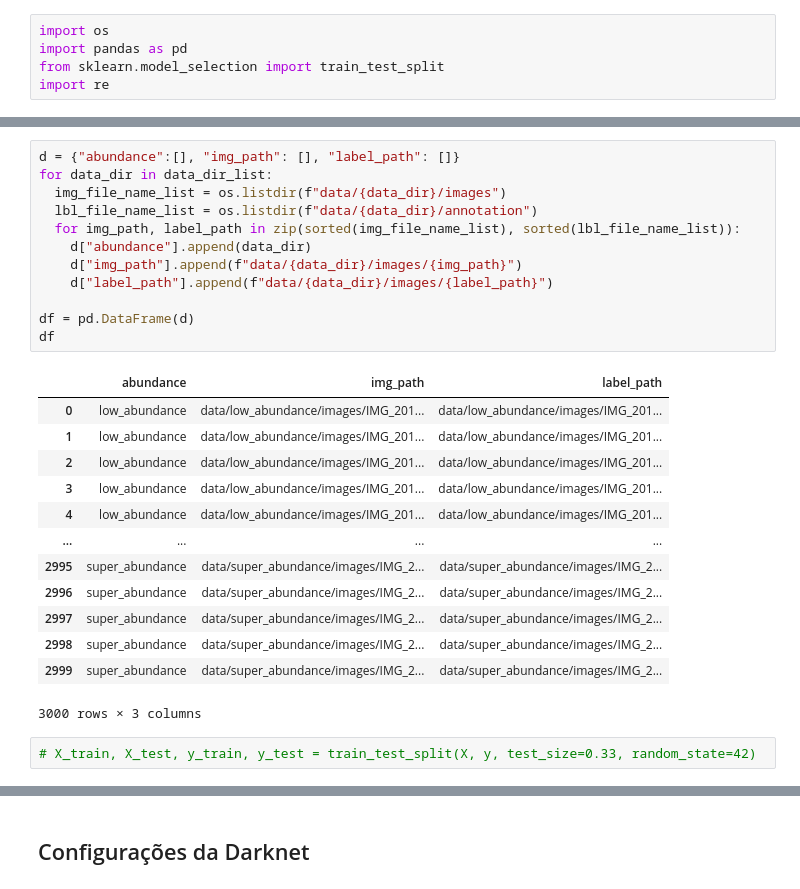
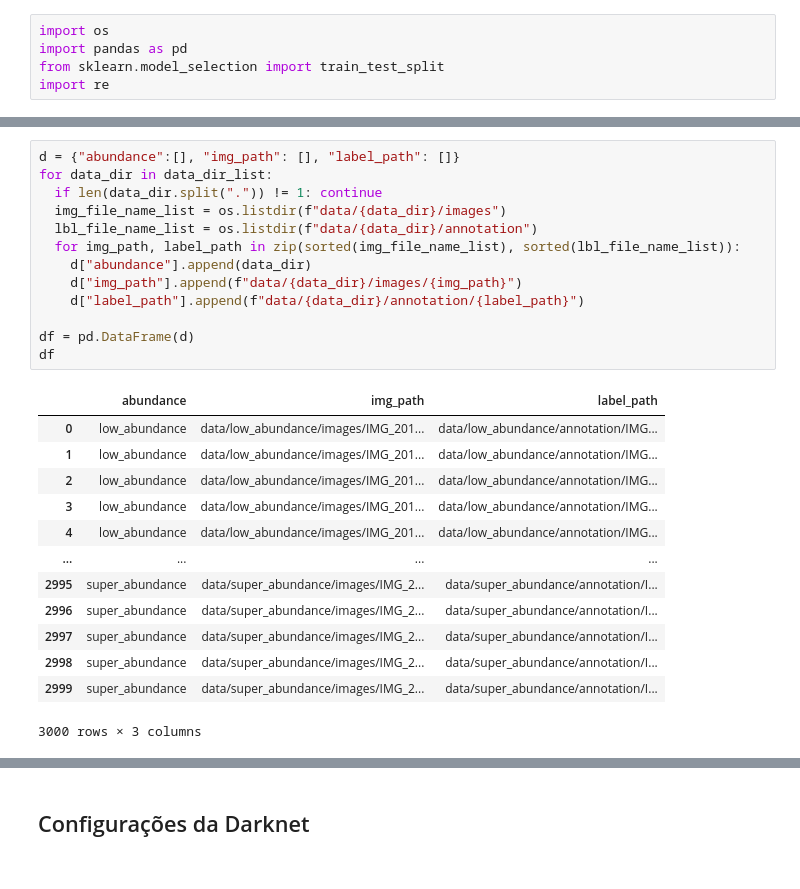
Before and after one commit to ABMHub/Whitefly-Detection, a Jupyter notebook: preprocessing.ipynb, the cells around one changed output, grey strips where cells are left out. Drawn from its saved outputs; the diff is of its cells as text.

```diff
--- a/preprocessing.ipynb
+++ b/preprocessing.ipynb
@@ -21,28 +26,27 @@ data_dir_list
 # %%
 d = {"abundance":[], "img_path": [], "label_path": []}
 for data_dir in data_dir_list:
+  if len(data_dir.split(".")) != 1: continue
   img_file_name_list = os.listdir(f"data/{data_dir}/images")
   lbl_file_name_list = os.listdir(f"data/{data_dir}/annotation")
   for img_path, label_path in zip(sorted(img_file_name_list), sorted(lbl_file_name_list)):
     d["abundance"].append(data_dir)
     d["img_path"].append(f"data/{data_dir}/images/{img_path}")
-    d["label_path"].append(f"data/{data_dir}/images/{label_path}")
+    d["label_path"].append(f"data/{data_dir}/annotation/{label_path}")
 
 df = pd.DataFrame(d)
 df
 # %% [output]
 |  | abundance | img_path | label_path |
-| 0 | low_abundance | data/low_abundance/images/IMG_201... | data/low_abundance/images/IMG_201... |
-| 1 | low_abundance | data/low_abundance/images/IMG_201... | data/low_abundance/images/IMG_201... |
-| 2 | low_abundance | data/low_abundance/images/IMG_201... | data/low_abundance/images/IMG_201... |
-| 3 | low_abundance | data/low_abundance/images/IMG_201... | data/low_abundance/images/IMG_201... |
-| 4 | low_abundance | data/low_abundance/images/IMG_201... | data/low_abundance/images/IMG_201... |
+| 0 | low_abundance | data/low_abundance/images/IMG_201... | data/low_abundance/annotation/IMG... |
+| 1 | low_abundance | data/low_abundance/images/IMG_201... | data/low_abundance/annotation/IMG... |
+| 2 | low_abundance | data/low_abundance/images/IMG_201... | data/low_abundance/annotation/IMG... |
+| 3 | low_abundance | data/low_abundance/images/IMG_201... | data/low_abundance/annotation/IMG... |
+| 4 | low_abundance | data/low_abundance/images/IMG_201... | data/low_abundance/annotation/IMG... |
 | ... | ... | ... | ... |
-| 2995 | super_abundance | data/super_abundance/images/IMG_2... | data/super_abundance/images/IMG_2... |
-| 2996 | super_abundance | data/super_abundance/images/IMG_2... | data/super_abundance/images/IMG_2... |
-| 2997 | super_abundance | data/super_abundance/images/IMG_2... | data/super_abundance/images/IMG_2... |
-| 2998 | super_abundance | data/super_abundance/images/IMG_2... | data/super_abundance/images/IMG_2... |
-| 2999 | super_abundance | data/super_abundance/images/IMG_2... | data/super_abundance/images/IMG_2... |
+| 2995 | super_abundance | data/super_abundance/images/IMG_2... | data/super_abundance/annotation/I... |
+| 2996 | super_abundance | data/super_abundance/images/IMG_2... | data/super_abundance/annotation/I... |
+| 2997 | super_abundance | data/super_abundance/images/IMG_2... | data/super_abundance/annotation/I... |
+| 2998 | super_abundance | data/super_abundance/images/IMG_2... | data/super_abundance/annotation/I... |
+| 2999 | super_abundance | data/super_abundance/images/IMG_2... | data/super_abundance/annotation/I... |
 3000 rows × 3 columns
-# %%
-# X_train, X_test, y_train, y_test = train_test_split(X, y, test_size=0.33, random_state=42)
```
Also changed, not shown: parts of 12 cells of this notebook.
